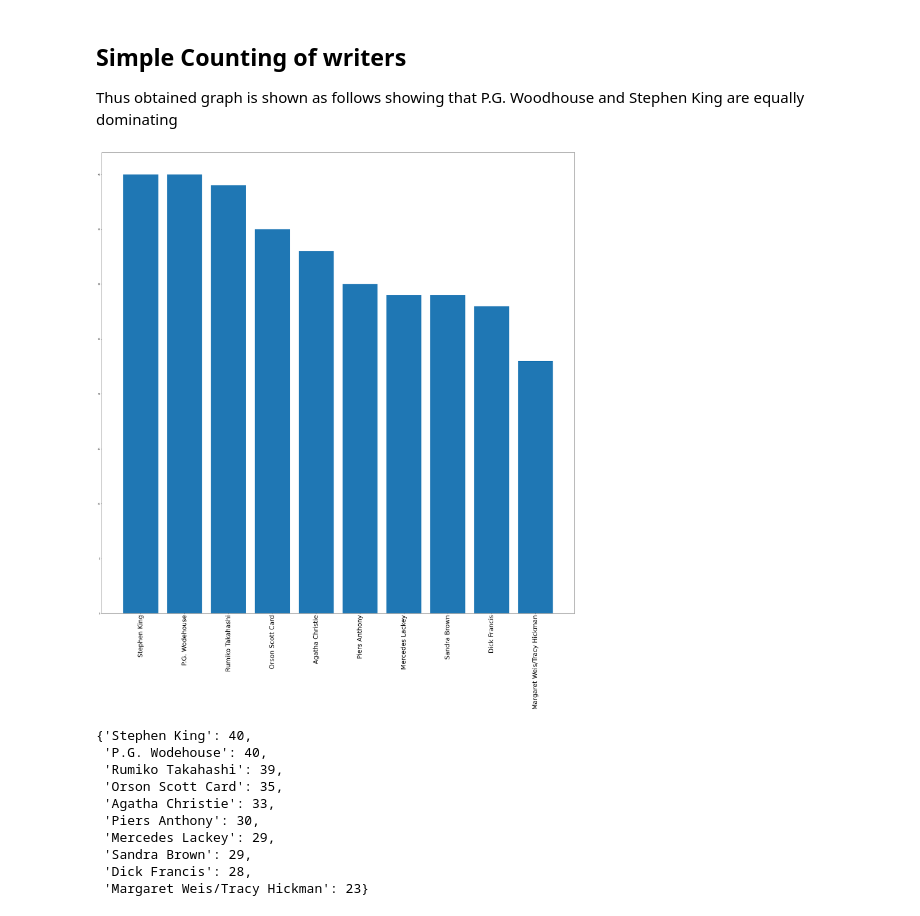
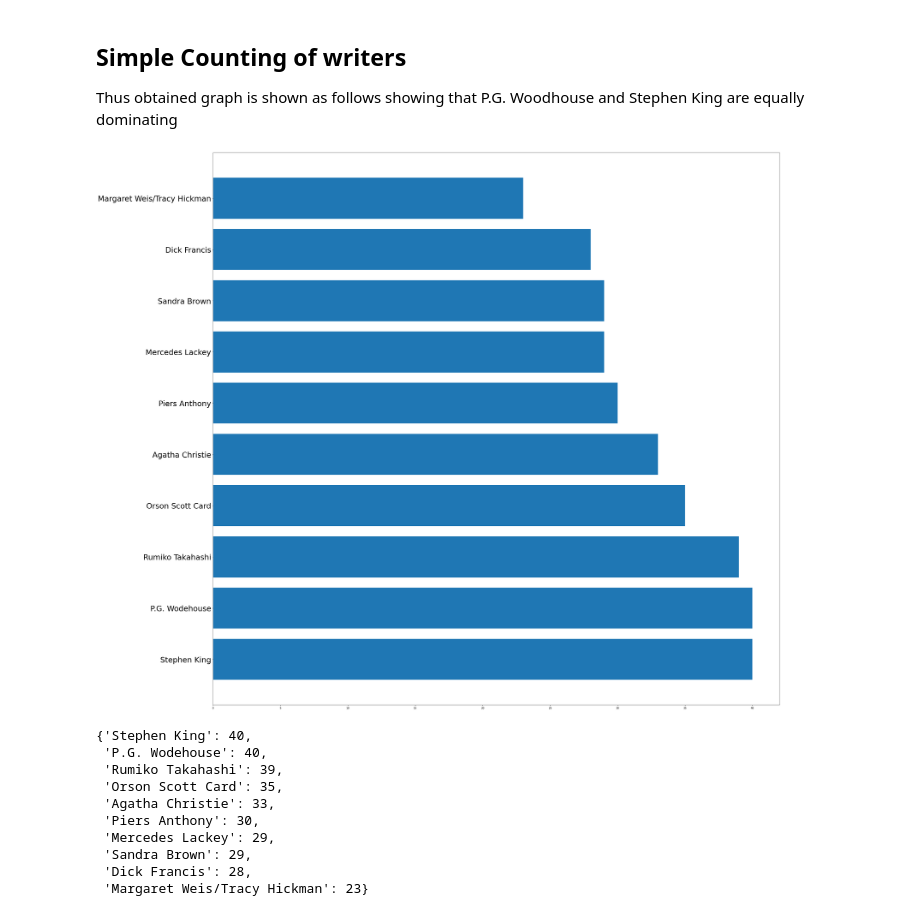
Before and after one commit to Darknez07/Goodread-books-analysis, a Jupyter notebook: books-and-reccomendation.ipynb, the cells around one changed output. Drawn from its saved outputs; the diff is of its cells as text; code cells hidden in the pictures.

```diff
--- a/books-and-reccomendation.ipynb
+++ b/books-and-reccomendation.ipynb
@@ -32,11 +32,11 @@ Thus obtained graph is shown as follows
 showing that P.G. Woodhouse and Stephen King are equally dominating
 # %%
 plt.figure(figsize=(40, 40))
-plt.bar(range(len(writers)), list(writers.values()), align='center')
-plt.xticks(range(len(writers)), list(writers.keys()), fontsize=30, rotation=90)
+plt.barh(range(len(writers)), list(writers.values()), align='center')
+plt.yticks(range(len(writers)), list(writers.keys()), fontsize=30)
 plt.show();
 # %% [output]
-[figure, old version]
+[figure, new version]
 # %%
 writers
 # %% [output]
```
Also changed, not shown: parts of 36 cells of this notebook.
